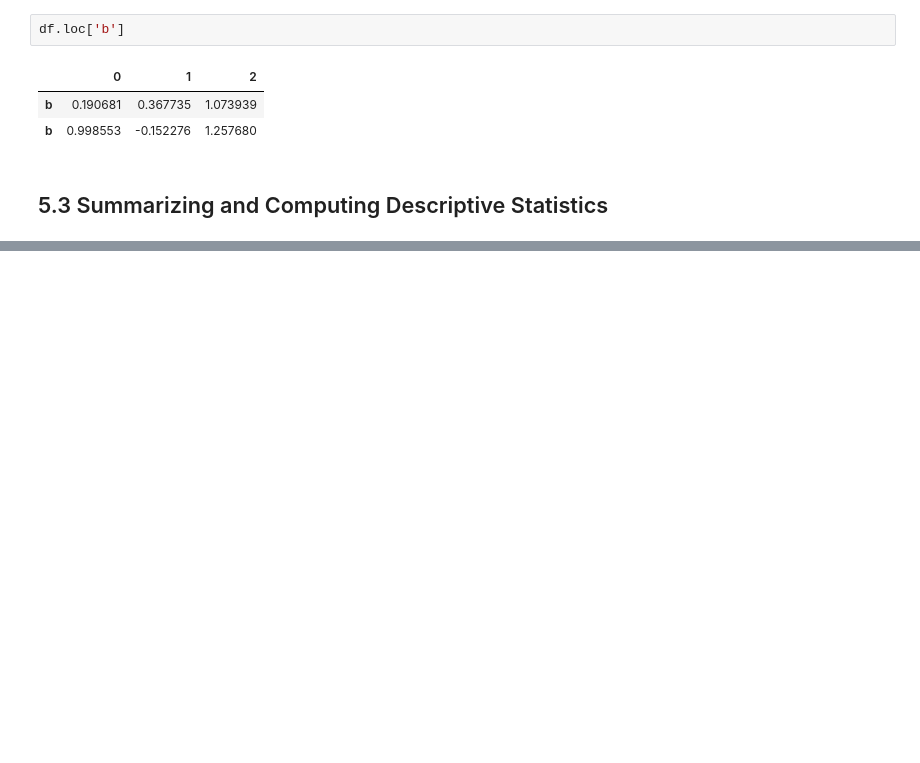
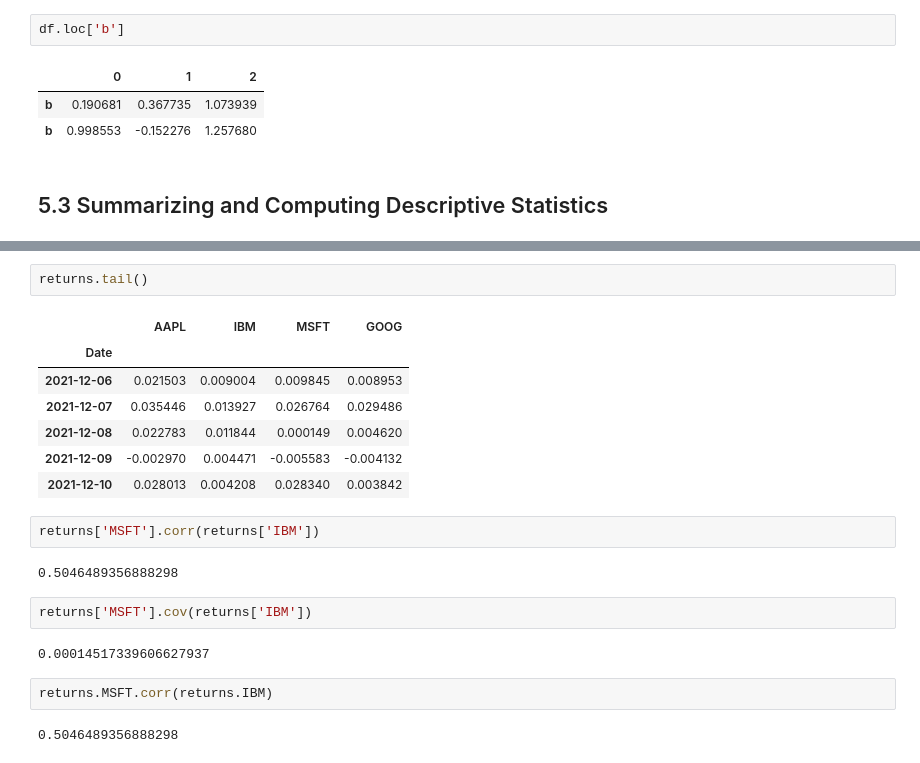
Before and after one commit to harryyang1982/python_for_data_analysis, a Jupyter notebook: chapter5.ipynb, the cells around one changed output, grey strips where cells are left out. Saved outputs shown, nothing was run; the diff lists cells and outputs as text; blank space fills up the shorter version.

```diff
--- a/chapter5.ipynb
+++ b/chapter5.ipynb
@@ -1438,0 +1611,22 @@ df.loc['b']
+# %%
+returns.tail()
+# %% [output]
+|  | AAPL | IBM | MSFT | GOOG |
+| Date |  |  |  |  |
+| 2021-12-06 | 0.021503 | 0.009004 | 0.009845 | 0.008953 |
+| 2021-12-07 | 0.035446 | 0.013927 | 0.026764 | 0.029486 |
+| 2021-12-08 | 0.022783 | 0.011844 | 0.000149 | 0.004620 |
+| 2021-12-09 | -0.002970 | 0.004471 | -0.005583 | -0.004132 |
+| 2021-12-10 | 0.028013 | 0.004208 | 0.028340 | 0.003842 |
+# %%
+returns['MSFT'].corr(returns['IBM'])
+# %% [output]
+0.5046489356888298
+# %%
+returns['MSFT'].cov(returns['IBM'])
+# %% [output]
+0.00014517339606627937
+# %%
+returns.MSFT.corr(returns.IBM)
+# %% [output]
+0.5046489356888298
```
Also changed, not shown: parts of 54 cells of this notebook.
